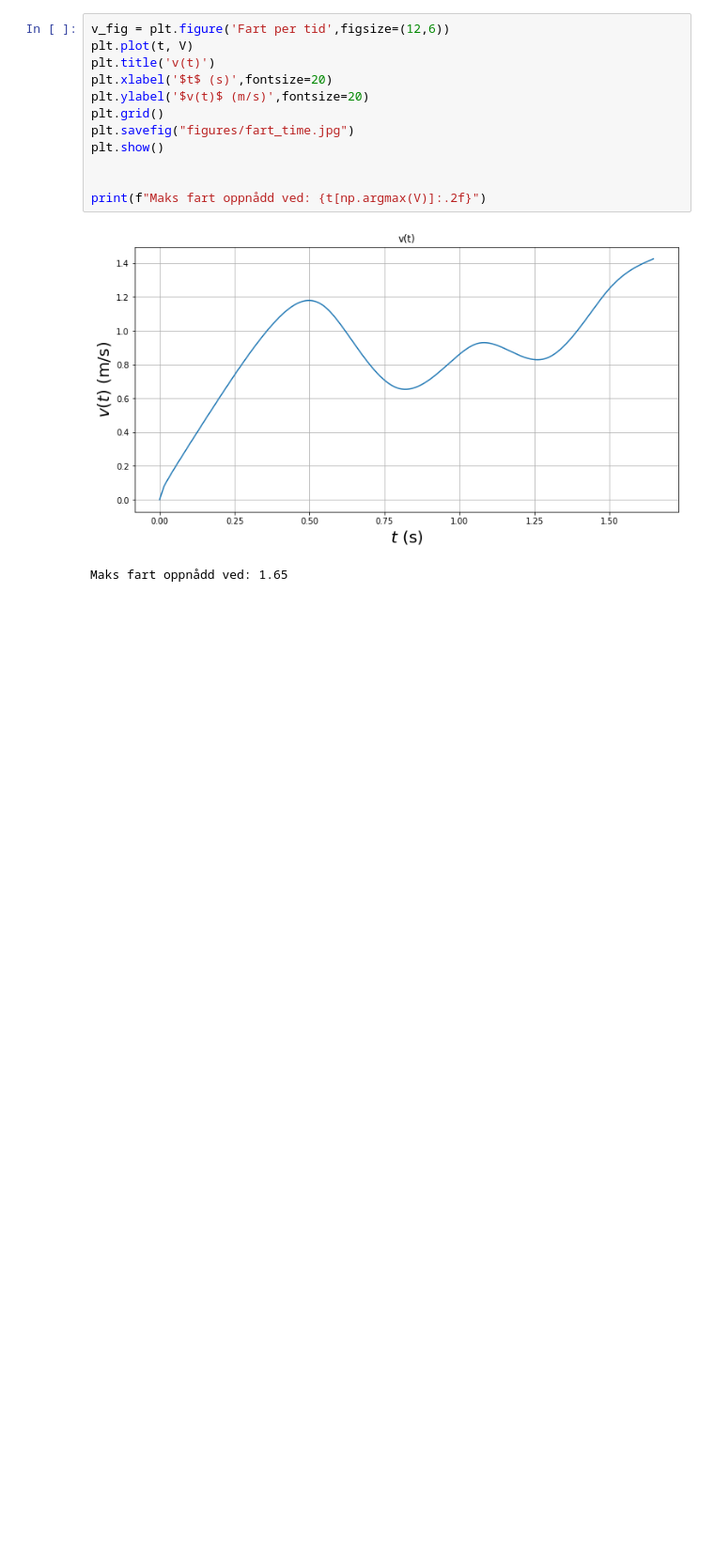
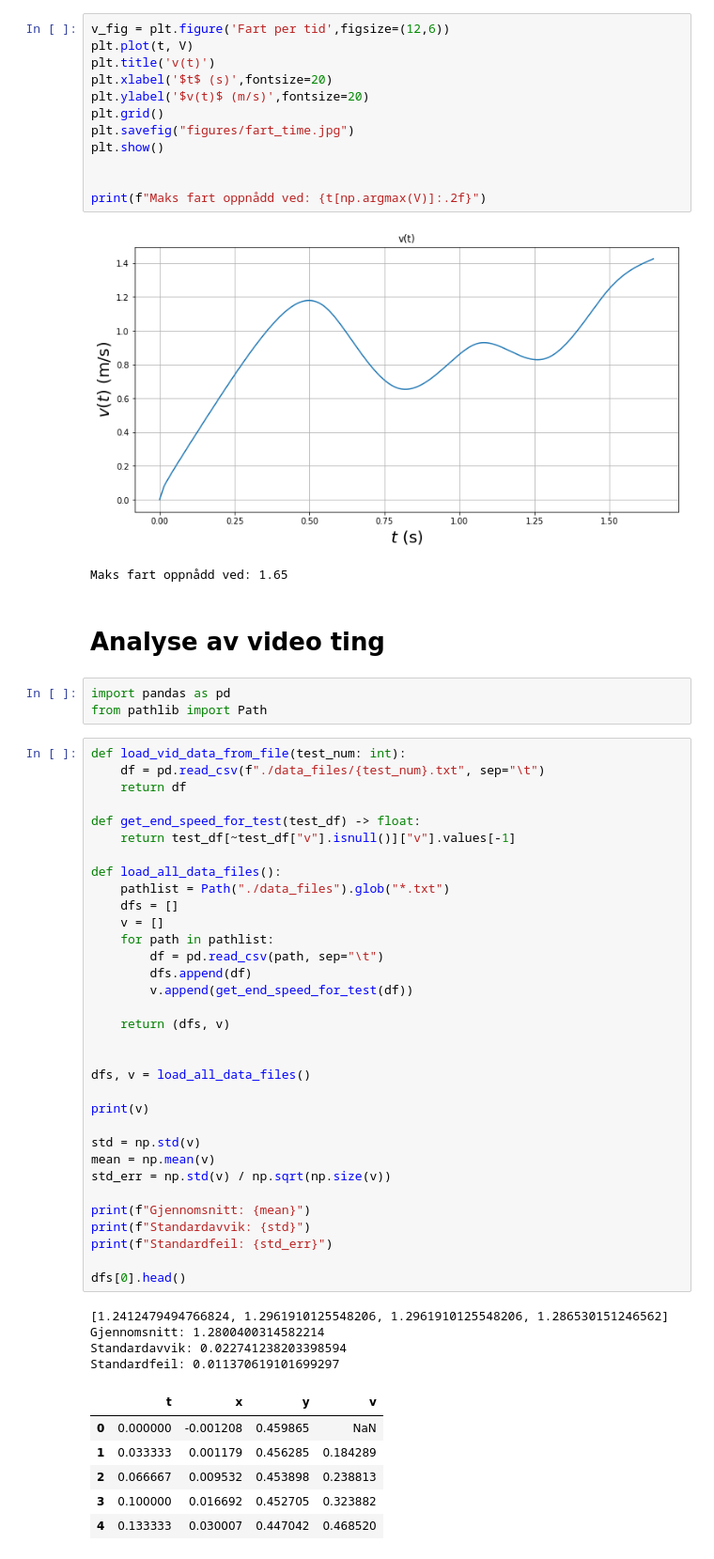
Before and after one commit to Oyveloper/fysikk-lab, a Jupyter notebook: cubicspline.ipynb, the cells around one changed output. Shown at 94% size. Cells and saved outputs as stored; diff of their text form; blank space fills up the shorter version.

```diff
--- a/cubicspline.ipynb
+++ b/cubicspline.ipynb
@@ -231,3 +231,52 @@ print(f"Maks fart oppnådd ved: {t[np.argmax(V)]:.2f}")
 # %% [output]
 [figure]
 Maks fart oppnådd ved: 1.65
+# %% [markdown]
+# Analyse av video ting
+# %%
+import pandas as pd
+from pathlib import Path
+# %%
+def load_vid_data_from_file(test_num: int):
+    df = pd.read_csv(f"./data_files/{test_num}.txt", sep="\t")
+    return df
+
+def get_end_speed_for_test(test_df) -> float:
+    return test_df[~test_df["v"].isnull()]["v"].values[-1]
+
+def load_all_data_files():
+    pathlist = Path("./data_files").glob("*.txt")
+    dfs = []
+    v = []
+    for path in pathlist:
+        df = pd.read_csv(path, sep="\t")
+        dfs.append(df)
+        v.append(get_end_speed_for_test(df))
+
+    return (dfs, v)
+
+
+dfs, v = load_all_data_files()
+
+print(v)
+
+std = np.std(v)
+mean = np.mean(v)
+std_err = np.std(v) / np.sqrt(np.size(v))
+
+print(f"Gjennomsnitt: {mean}")
+print(f"Standardavvik: {std}")
+print(f"Standardfeil: {std_err}")
+
+dfs[0].head()
+# %% [output]
+[1.2412479494766824, 1.2961910125548206, 1.2961910125548206, 1.286530151246562]
+Gjennomsnitt: 1.2800400314582214
+Standardavvik: 0.022741238203398594
+Standardfeil: 0.011370619101699297
+|  | t | x | y | v |
+| 0 | 0.000000 | -0.001208 | 0.459865 | NaN |
+| 1 | 0.033333 | 0.001179 | 0.456285 | 0.184289 |
+| 2 | 0.066667 | 0.009532 | 0.453898 | 0.238813 |
+| 3 | 0.100000 | 0.016692 | 0.452705 | 0.323882 |
+| 4 | 0.133333 | 0.030007 | 0.447042 | 0.468520 |
```
Also changed, not shown: 4 other files.
